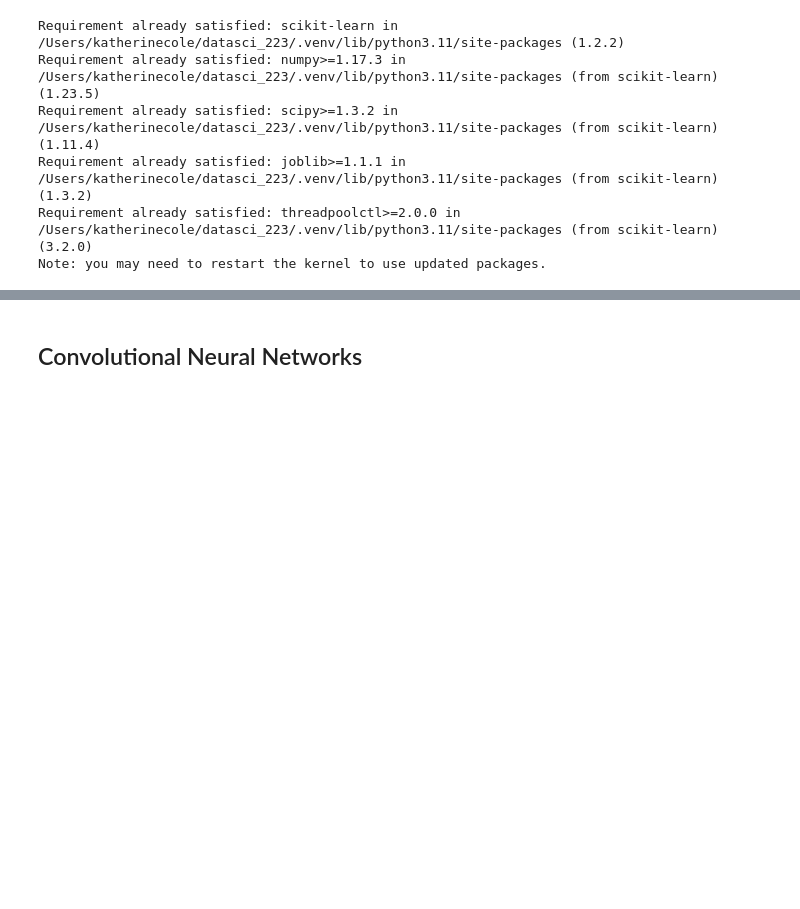
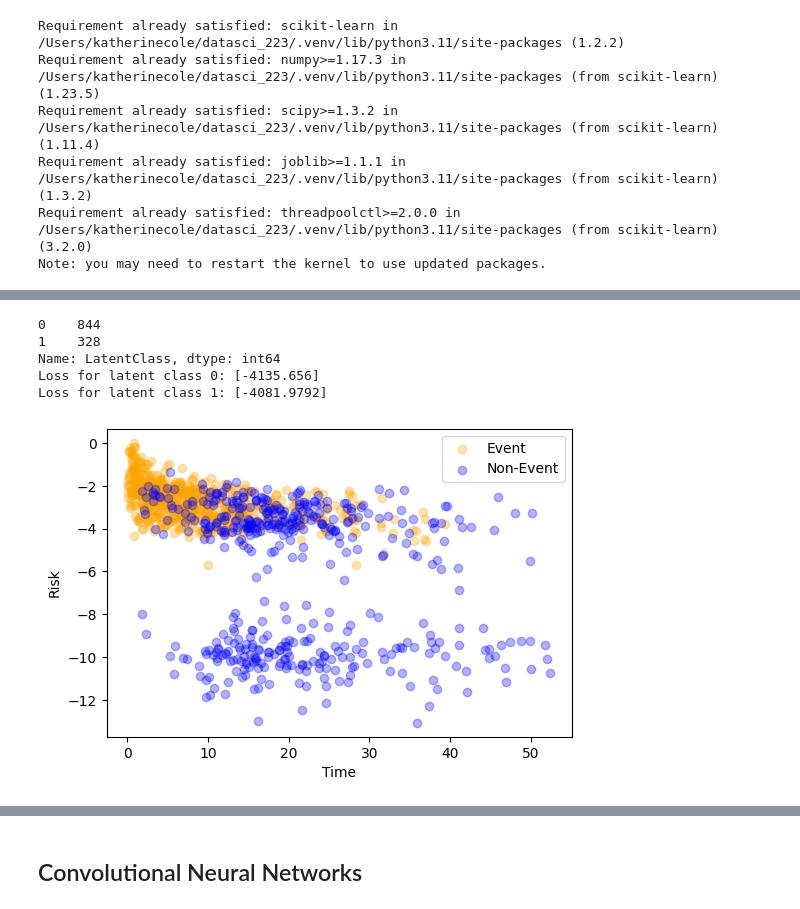
Before and after one commit to Kcole3/datasci_223, a Jupyter notebook: exercises/final_project.ipynb, the cells around one changed output, grey strips where cells are left out. Drawn from its saved outputs; the diff is of its cells as text; code cells hidden in the pictures; blank space fills up the shorter version.

```diff
--- a/exercises/final_project.ipynb
+++ b/exercises/final_project.ipynb
@@ -2012,5 +2099,12 @@ Score: 0.7940619750676764
 # %%
 #While I categorized cancer subtypes into 6 grouping, there are actually 10 different distinct subtypes, so I will choose
 #this as my number of latent classes. (SCLC, NSCLC melanoma, hepatobiliary, gastric, pancreatic, renal, bladder, esophageal, H and N)
 
-cancer_lca10 = lca(train_df, 'vital_status', 'OS', 10)
+cancer_lca10 = lca(train_df, 'vital_status', 'OS', 2)
+# %% [output]
+0    844
+1    328
+Name: LatentClass, dtype: int64
+Loss for latent class 0: [-4135.656]
+Loss for latent class 1: [-4081.9792]
+[figure, added]
```
Also changed, not shown: parts of 28 cells of this notebook, 2 other files.
